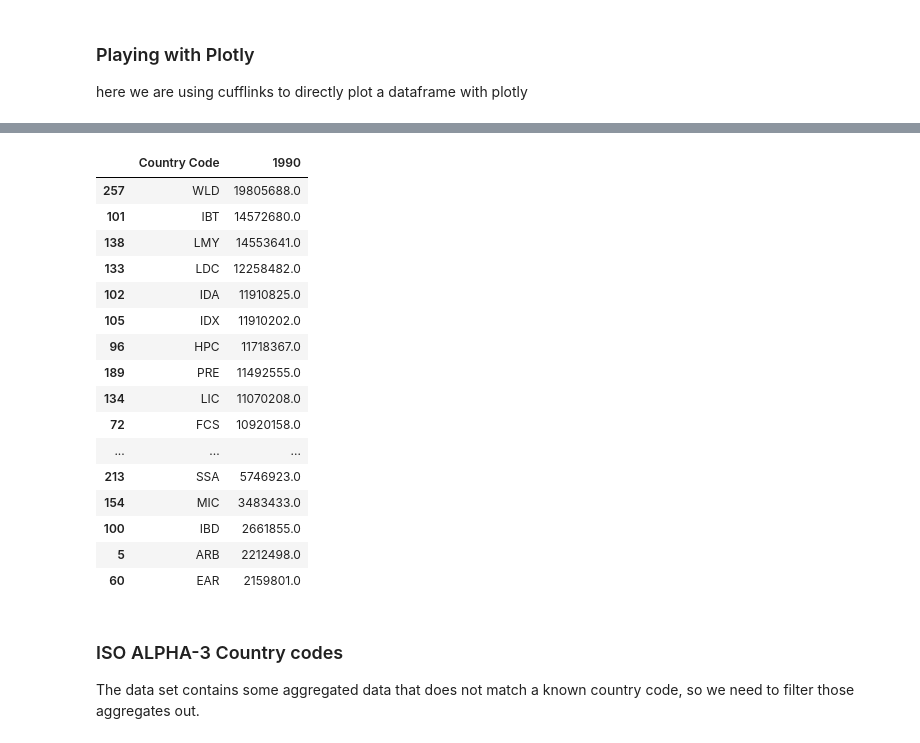
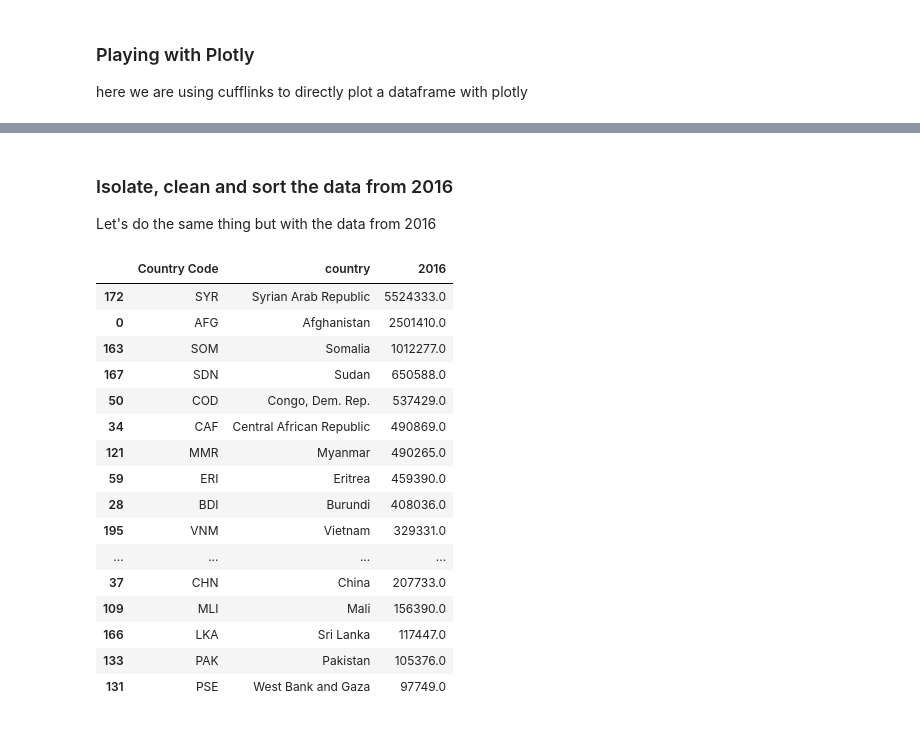
Before and after one commit to UNCG-CSE/World-Refugee-Forecast, a Jupyter notebook: src/wrf_country_of_origin.ipynb, the cells around one changed output, grey strips where cells are left out. Drawn from its saved outputs; the diff is of its cells as text; code cells hidden in the pictures.

```diff
--- a/src/wrf_country_of_origin.ipynb
+++ b/src/wrf_country_of_origin.ipynb
@@ -96,0 +99,14 @@ refugees.iplot(x='country', y='2016', kind='bar', filename='refugees_bar_2016')
+# %%
+# read in the codes
+iso_3 = pd.read_excel("../data/ref_by_c_orig/country_code_web.xls",  header=1)
+# rename column for merging
+iso_3=iso_3.rename(columns = {'ISO ALPHA-3 code':'Country Code'})
+# get rid of redundant data
+iso_3=iso_3.drop('Country or area name', axis=1)
+iso_3.head(20)
+# merge to filter codes
+refugees = pd.merge(iso_3, refugees)
+# save the dataframe
+#refugees.to_pickle("refugee_pickle")
+refugees = pd.read_pickle("refugee_pickle")
+refugees.head(20)
@@ -133,31 +205,35 @@ py.iplot( fig, validate=False, filename='d3-world-map' )
 # %% [output]
 [interactive output not drawn]
+# %% [markdown]
+### Isolate, clean and sort the data from 2016
+Let's do the same thing but with the data from 2016
 # %%
-temp = pd.DataFrame(columns=['Country Code', '1990'])
+# create the sub-frame
+temp = pd.DataFrame(columns=['Country Code','country','2016'])
 temp['Country Code'] = refugees['Country Code']
-temp['1990'] = refugees['1990']
-temp2 = temp.dropna().sort_values('1990',ascending=False)
-temp2.to_pickle('1990_pickle')
-ref90 = pd.read_pickle('1990_pickle')
-ref90.head(20)
+temp['country'] = refugees['country']
+temp['2016'] = refugees['2016']
+# remove NaN values
+temp = temp.dropna().sort_values('2016',ascending=False)
+# save the sub-frame
+#temp.to_pickle('2016_pickle')
+ref16 = pd.read_pickle('2016_pickle')
+ref16.head(20)
 # %% [output]
-|  | Country Code | 1990 |
-| 257 | WLD | 19805688.0 |
-| 101 | IBT | 14572680.0 |
-| 138 | LMY | 14553641.0 |
-| 133 | LDC | 12258482.0 |
-| 102 | IDA | 11910825.0 |
-| 105 | IDX | 11910202.0 |
-| 96 | HPC | 11718367.0 |
-| 189 | PRE | 11492555.0 |
-| 134 | LIC | 11070208.0 |
-| 72 | FCS | 10920158.0 |
-| ... | ... | ... |
-| 213 | SSA | 5746923.0 |
-| 154 | MIC | 3483433.0 |
-| 100 | IBD | 2661855.0 |
-| 5 | ARB | 2212498.0 |
-| 60 | EAR | 2159801.0 |
+|  | Country Code | country | 2016 |
+| 172 | SYR | Syrian Arab Republic | 5524333.0 |
+| 0 | AFG | Afghanistan | 2501410.0 |
+| 163 | SOM | Somalia | 1012277.0 |
+| 167 | SDN | Sudan | 650588.0 |
+| 50 | COD | Congo, Dem. Rep. | 537429.0 |
+| 34 | CAF | Central African Republic | 490869.0 |
+| 121 | MMR | Myanmar | 490265.0 |
+| 59 | ERI | Eritrea | 459390.0 |
+| 28 | BDI | Burundi | 408036.0 |
+| 195 | VNM | Vietnam | 329331.0 |
+| ... | ... | ... | ... |
+| 37 | CHN | China | 207733.0 |
+| 109 | MLI | Mali | 156390.0 |
+| 166 | LKA | Sri Lanka | 117447.0 |
+| 133 | PAK | Pakistan | 105376.0 |
+| 131 | PSE | West Bank and Gaza | 97749.0 |
-# %% [markdown]
-### ISO ALPHA-3 Country codes
-The data set contains some aggregated data that does not match a known country code, so we need to filter those aggregates out.
```
Also changed, not shown: parts of 13 cells of this notebook, 2 other files.
